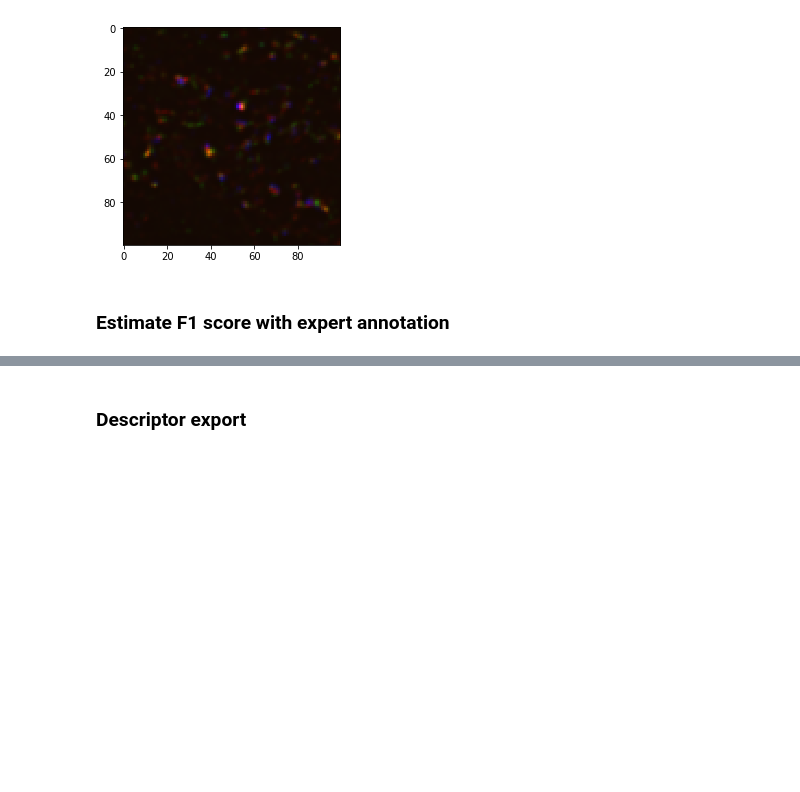
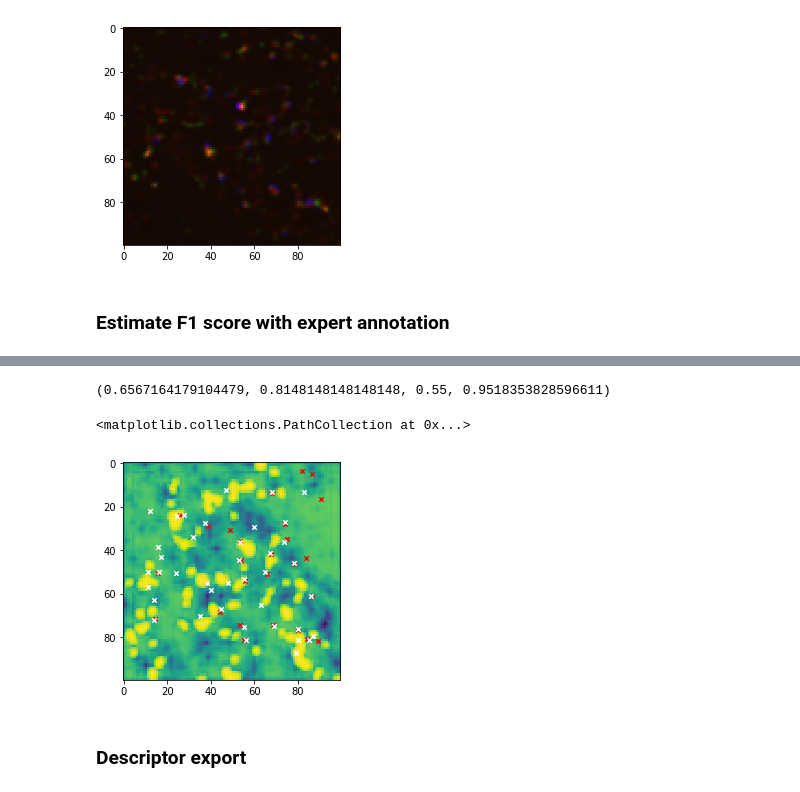
Before and after one commit to kulikovv/dognet, a Jupyter notebook: notebooks/weiler14.ipynb, the cells around one changed output, grey strips where cells are left out. Saved outputs shown, nothing was run; the diff lists cells and outputs as text; code cells hidden in the pictures; blank space fills up the shorter version.

```diff
--- a/notebooks/weiler14.ipynb
+++ b/notebooks/weiler14.ipynb
@@ -220,3 +319,30 @@ for a in annotations[1:]:
+# %%
+img = np.array(np.mean(new_weiler[:,:3,300:400,800:900],axis=1)).astype(np.float)
+y_gt = make_labels(img,annotation["X"][0,1:]-1,annotation["Y"][0,1:]-1.)
+gt_pts = np.array([[x,y] for x,y in zip(annotation["X"][0,1:]-1.,annotation["Y"][0,1:]-1.)])
+
+
+
+#Simhal
+prob = 1.-dognet.baselines.probabilistic_synapse_segmentation(img,img,max_size=5,
+                                                              window_size=3,conf_threshold=0.76, base_threshold=0.01)
+r = (prob-prob.min())/(prob.max()-prob.min())
+plt.imshow(r[0])
+
+fpr, tpr, thresholds = roc_curve( y_gt.flatten(),r[0].flatten())
+xx,yy,_ = dognet.find_peaks(r[0],4,minval=0.9)
+pts = np.array([xx,yy]).transpose(1,0)
+#print(pts.shape,gt_pts.shape)
+prec,rec,f1,_ = dognet.get_metric(gt_pts,pts,s=4)
+fpr, tpr, thresholds = roc_curve( y_gt.flatten(),res[0,0].flatten())
+print(f1,prec,rec,auc(fpr, tpr))
+#plt.imshow(rep31_anno[0].image[0])
+plt.scatter(gt_pts[:,0],gt_pts[:,1],s=20,c='r',marker='x',zorder=10)
+plt.scatter(xx,yy,s=20,c='w',marker='x',zorder=10)
+# %% [output]
+(0.6567164179104479, 0.8148148148148148, 0.55, 0.9518353828596611)
+<matplotlib.collections.PathCollection at 0x...>
+[figure, added]
 # %% [markdown]
 ### Descriptor export
 # %%
```
Also changed, not shown: parts of 8 cells of this notebook, 14 other files.
